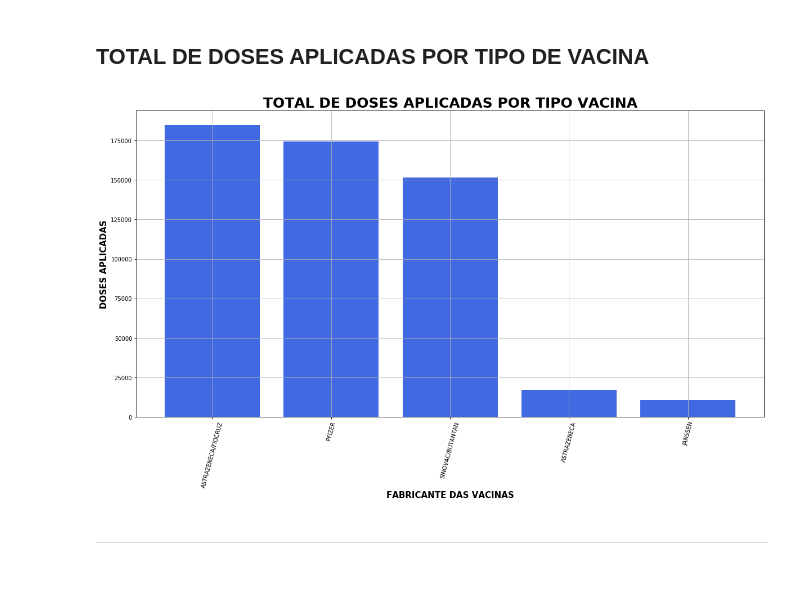
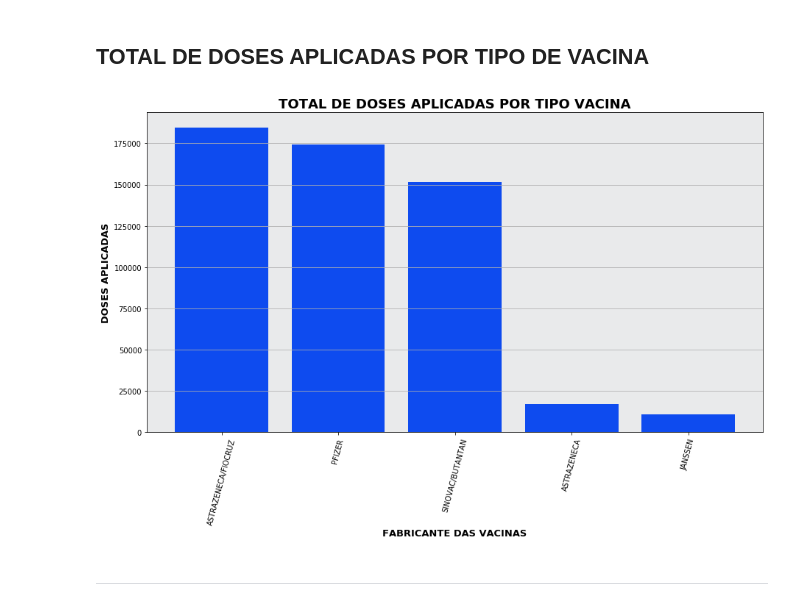
Before and after one commit to evelyncmsouza/Covid-19VaccinationData, a Jupyter notebook: VacinacaoCOVID19.ipynb, the cells around one changed output. Drawn from its saved outputs; the diff is of its cells as text; code cells hidden in the pictures; blank space fills up the shorter version.

```diff
--- a/VacinacaoCOVID19.ipynb
+++ b/VacinacaoCOVID19.ipynb
@@ -98,22 +98,22 @@ colSelected[['estabelecimento_municipio_nome', 'estalecimento_nofantasia', 'vaci
 # %%
 groupsSelected = colSelected['vacina_fabricante_nome']
 groupsSum = groupsSelected.value_counts()
 x = groupsSum.index
 y = groupsSum
 
-plt.figure(figsize=(20, 10))
+plt.figure(figsize=(15, 8))
 ax = plt.axes()
-ax.set_facecolor('White')
+ax.set_facecolor('#e9eaeb')
 plt.xticks(rotation=75)
-plt.xlabel('FABRICANTE DAS VACINAS', fontweight='bold', fontsize=15)
-plt.ylabel('DOSES APLICADAS', fontweight='bold', fontsize=15)
-plt.title('TOTAL DE DOSES APLICADAS POR TIPO VACINA', fontweight='bold', fontsize=25)
-plt.bar(x, y, color='#4169E1')
-plt.grid(True)
+plt.xlabel('FABRICANTE DAS VACINAS', fontweight='bold', fontsize=13)
+plt.ylabel('DOSES APLICADAS', fontweight='bold', fontsize=13)
+plt.title('TOTAL DE DOSES APLICADAS POR TIPO VACINA', fontweight='bold', fontsize=18)
+plt.bar(x, y, color='#0e4bef')
+plt.grid(axis='y')
 
 plt.show()
 # %% [output]
-[figure, old version]
+[figure, new version]
 # %% [markdown]
 ---
 # %% [markdown]
```
Also changed, not shown: parts of 4 cells of this notebook.
